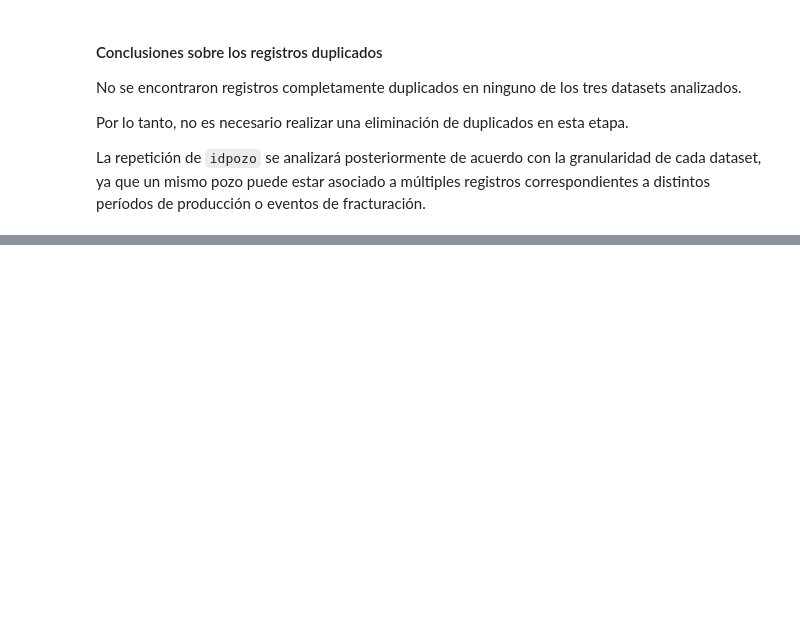
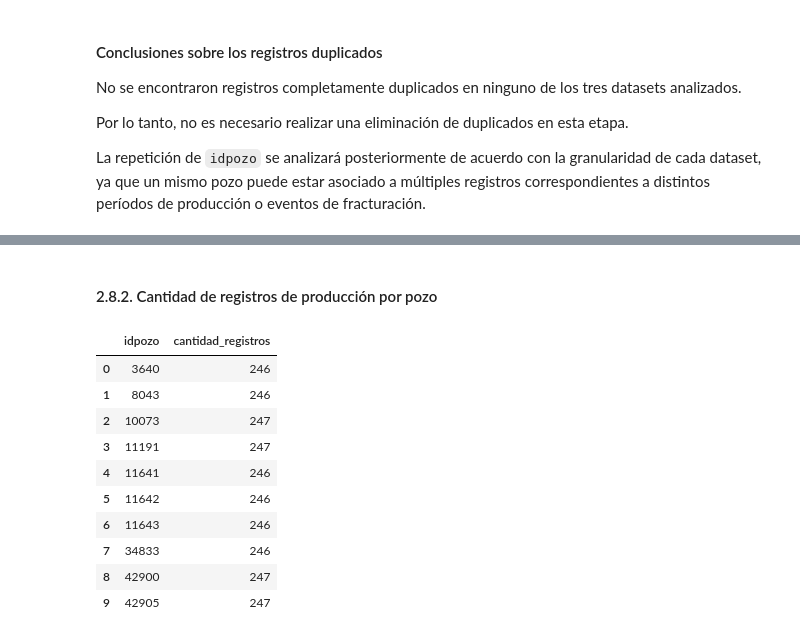
Before and after one commit to alexParedes027/oil-production-prediction, a Jupyter notebook: notebooks/01_exploracion_datos.ipynb, the cells around one changed output, grey strips where cells are left out. Cells and saved outputs as stored; diff of their text form; code cells hidden in the pictures; blank space fills up the shorter version.

```diff
--- a/notebooks/01_exploracion_datos.ipynb
+++ b/notebooks/01_exploracion_datos.ipynb
@@ -530,0 +574,23 @@ La repetición de `idpozo` se analizará posteriormente de acuerdo con la granul
+# %% [markdown]
+#### 2.8.2. Cantidad de registros de producción por pozo
+# %%
+registros_por_pozo = (
+    produccion
+    .groupby("idpozo")
+    .size()
+    .reset_index(name="cantidad_registros")
+)
+
+display(registros_por_pozo.head(10))
+# %% [output]
+|  | idpozo | cantidad_registros |
+| 0 | 3640 | 246 |
+| 1 | 8043 | 246 |
+| 2 | 10073 | 247 |
+| 3 | 11191 | 247 |
+| 4 | 11641 | 246 |
+| 5 | 11642 | 246 |
+| 6 | 11643 | 246 |
+| 7 | 34833 | 246 |
+| 8 | 42900 | 247 |
+| 9 | 42905 | 247 |
```
Also changed, not shown: parts of 28 cells of this notebook.
